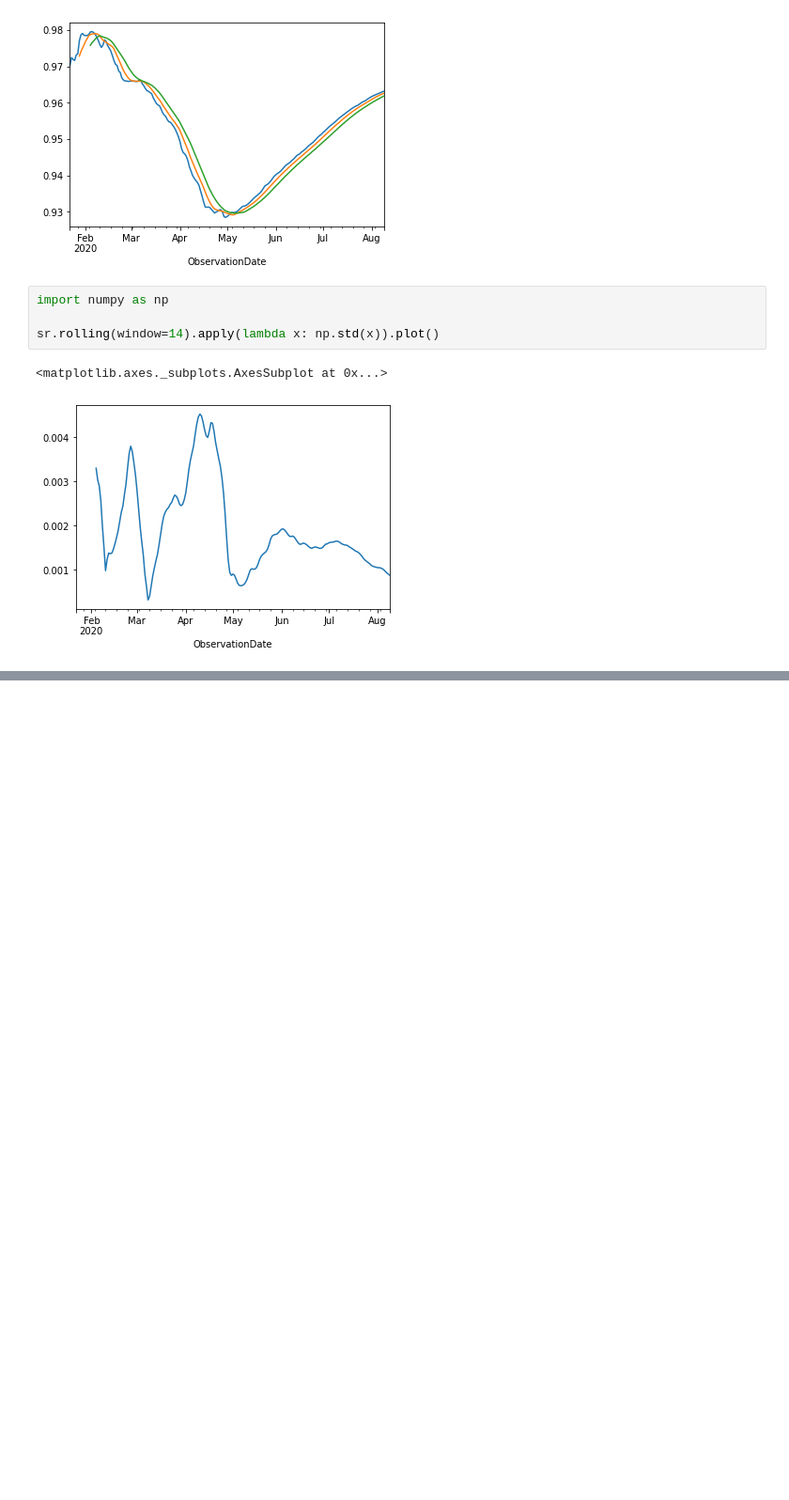
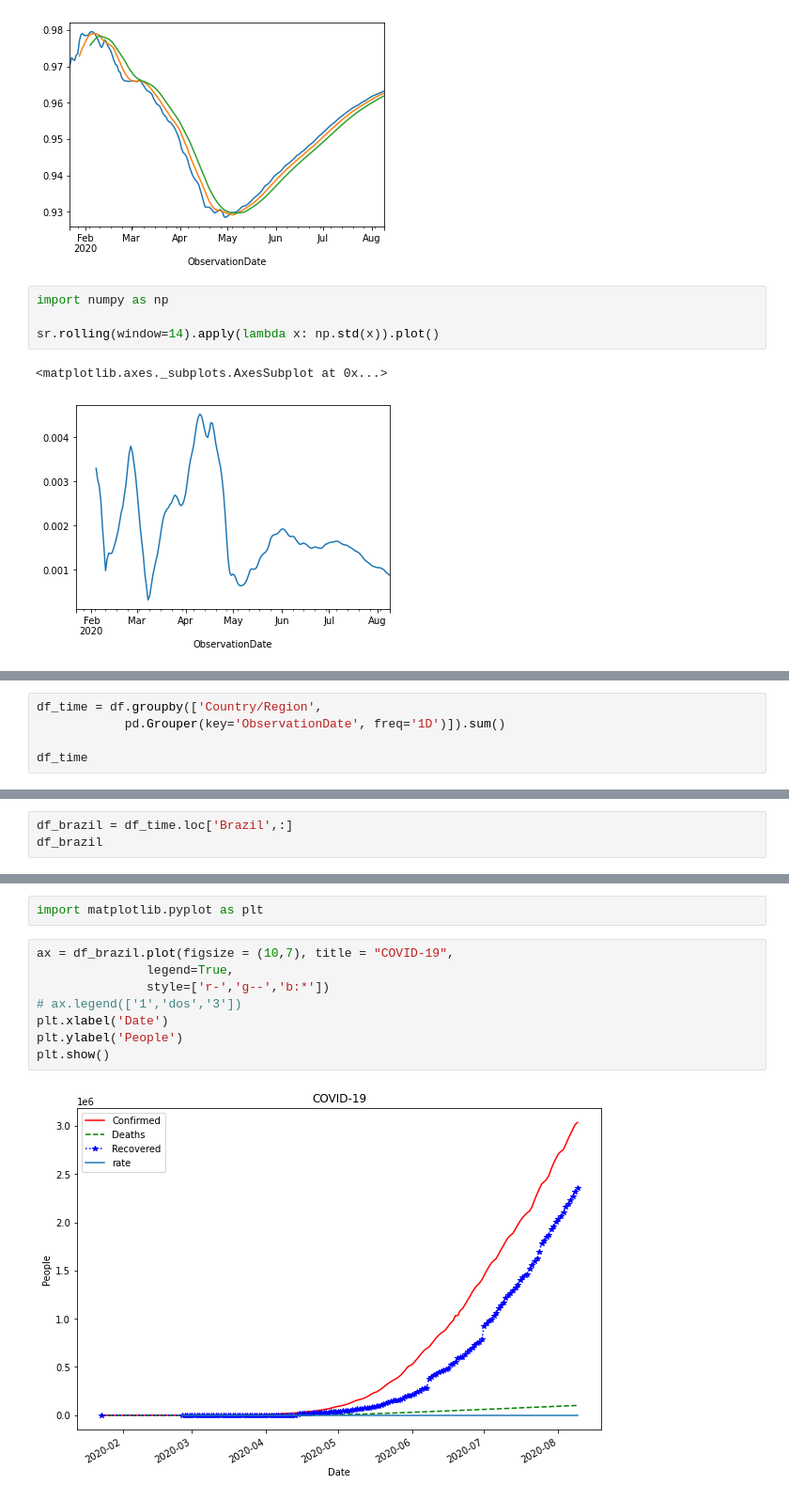
Before and after one commit to cristian-rincon/escuela-datascience, a Jupyter notebook: manipulacion_datos_pandas/13_datetime.ipynb, the cells around one changed output, grey strips where cells are left out. Shown: that part at 94% size. Saved outputs shown, nothing was run; the diff lists cells and outputs as text; blank space fills up the shorter version.

Commit message:
Usando matplotlib para crear gráficos estáticos.

```diff
--- a/manipulacion_datos_pandas/13_datetime.ipynb
+++ b/manipulacion_datos_pandas/13_datetime.ipynb
@@ -323,0 +358,5 @@ sr.rolling(window=14).apply(lambda x: np.std(x)).plot()
+# %%
+df_time = df.groupby(['Country/Region',
+            pd.Grouper(key='ObservationDate', freq='1D')]).sum()
+
+df_time
@@ -323,0 +380,3 @@ sr.rolling(window=14).apply(lambda x: np.std(x)).plot()
+# %%
+df_brazil = df_time.loc['Brazil',:]
+df_brazil
@@ -323,0 +398,12 @@ sr.rolling(window=14).apply(lambda x: np.std(x)).plot()
+# %%
+import matplotlib.pyplot as plt
+# %%
+ax = df_brazil.plot(figsize = (10,7), title = "COVID-19",
+               legend=True,
+               style=['r-','g--','b:*'])
+# ax.legend(['1','dos','3'])
+plt.xlabel('Date')
+plt.ylabel('People')
+plt.show()
+# %% [output]
+[figure, added]
```
Also changed, not shown: parts of 12 cells of this notebook.
